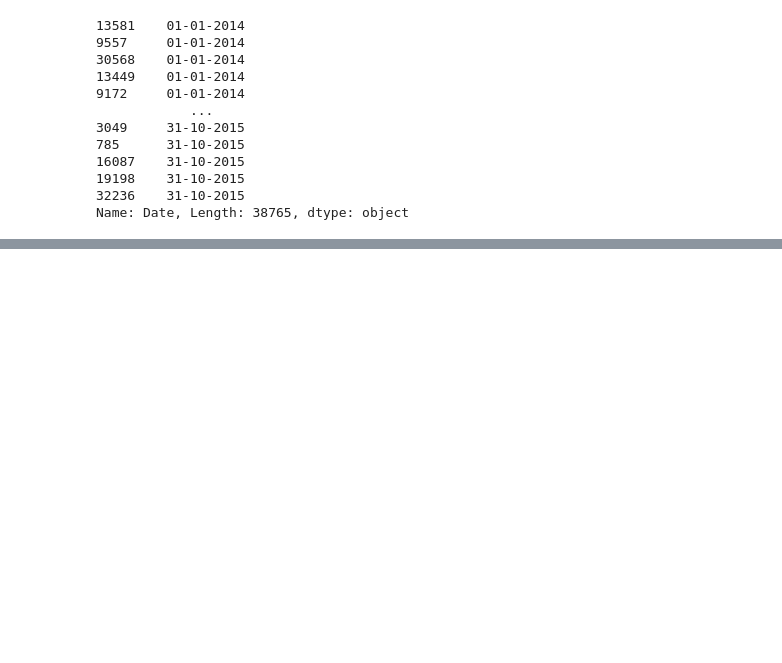
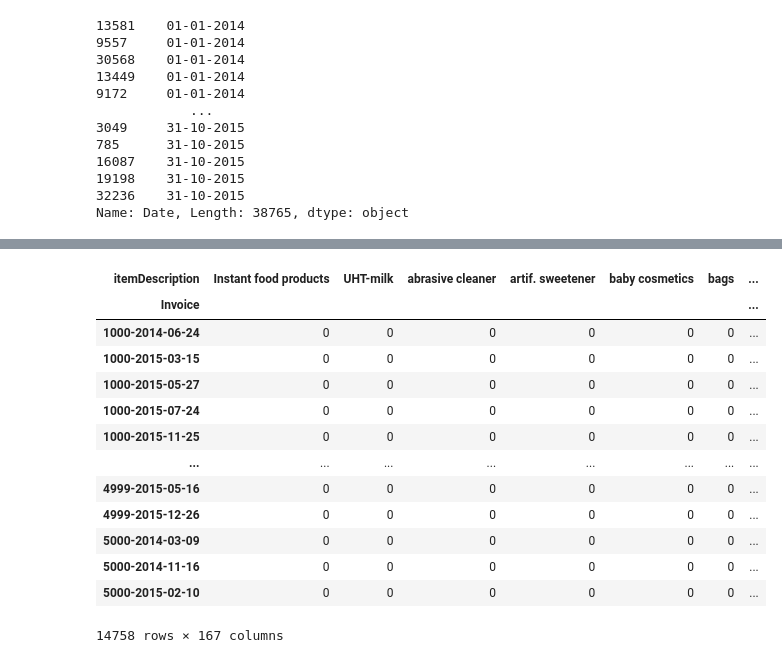
Before and after one commit to Chethan34/Market-Basket-Analysis, a Jupyter notebook: MasketBasketAnalysis.ipynb, the cells around one changed output, grey strips where cells are left out. Saved outputs shown, nothing was run; the diff lists cells and outputs as text; code cells hidden in the pictures; blank space fills up the shorter version.

```diff
--- a/MasketBasketAnalysis.ipynb
+++ b/MasketBasketAnalysis.ipynb
@@ -76,0 +126,37 @@ Name: Date, Length: 38765, dtype: object
+# %%
+# Coding values in the basket, taking into account the fact that purchases quantity is not important in Market Basket Analysis,
+# but the appearance of the product on the invoice
+
+# for values equaled 0 -> return 0
+# for all values equaled 1 and more than -> return 1
+
+def encode(x):
+    if x==0:
+        return 0
+    if x>=1:
+        return 1
+
+basket_encode = basket.map(encode)
+# %%
+#Filtering basket's row to identify only rows with 2 or more products on the invoice:
+
+# number of entries reduced from 14963 to 14758,
+# 205 rows were removed from Market Basket Analysis (rows with 1 or less products on the invoice).
+
+basket_filter = basket_encode[(basket_encode > 0).sum(axis =1 )>=2]
+basket_filter
+# %% [output]
+| itemDescription | Instant food products | UHT-milk | abrasive cleaner | artif. sweetener | baby cosmetics | bags | ... |
+| Invoice |  |  |  |  |  |  | ... |
+| 1000-2014-06-24 | 0 | 0 | 0 | 0 | 0 | 0 | ... |
+| 1000-2015-03-15 | 0 | 0 | 0 | 0 | 0 | 0 | ... |
+| 1000-2015-05-27 | 0 | 0 | 0 | 0 | 0 | 0 | ... |
+| 1000-2015-07-24 | 0 | 0 | 0 | 0 | 0 | 0 | ... |
+| 1000-2015-11-25 | 0 | 0 | 0 | 0 | 0 | 0 | ... |
+| ... | ... | ... | ... | ... | ... | ... | ... |
+| 4999-2015-05-16 | 0 | 0 | 0 | 0 | 0 | 0 | ... |
+| 4999-2015-12-26 | 0 | 0 | 0 | 0 | 0 | 0 | ... |
+| 5000-2014-03-09 | 0 | 0 | 0 | 0 | 0 | 0 | ... |
+| 5000-2014-11-16 | 0 | 0 | 0 | 0 | 0 | 0 | ... |
+| 5000-2015-02-10 | 0 | 0 | 0 | 0 | 0 | 0 | ... |
+14758 rows × 167 columns
```
Also changed, not shown: parts of 8 cells of this notebook.
